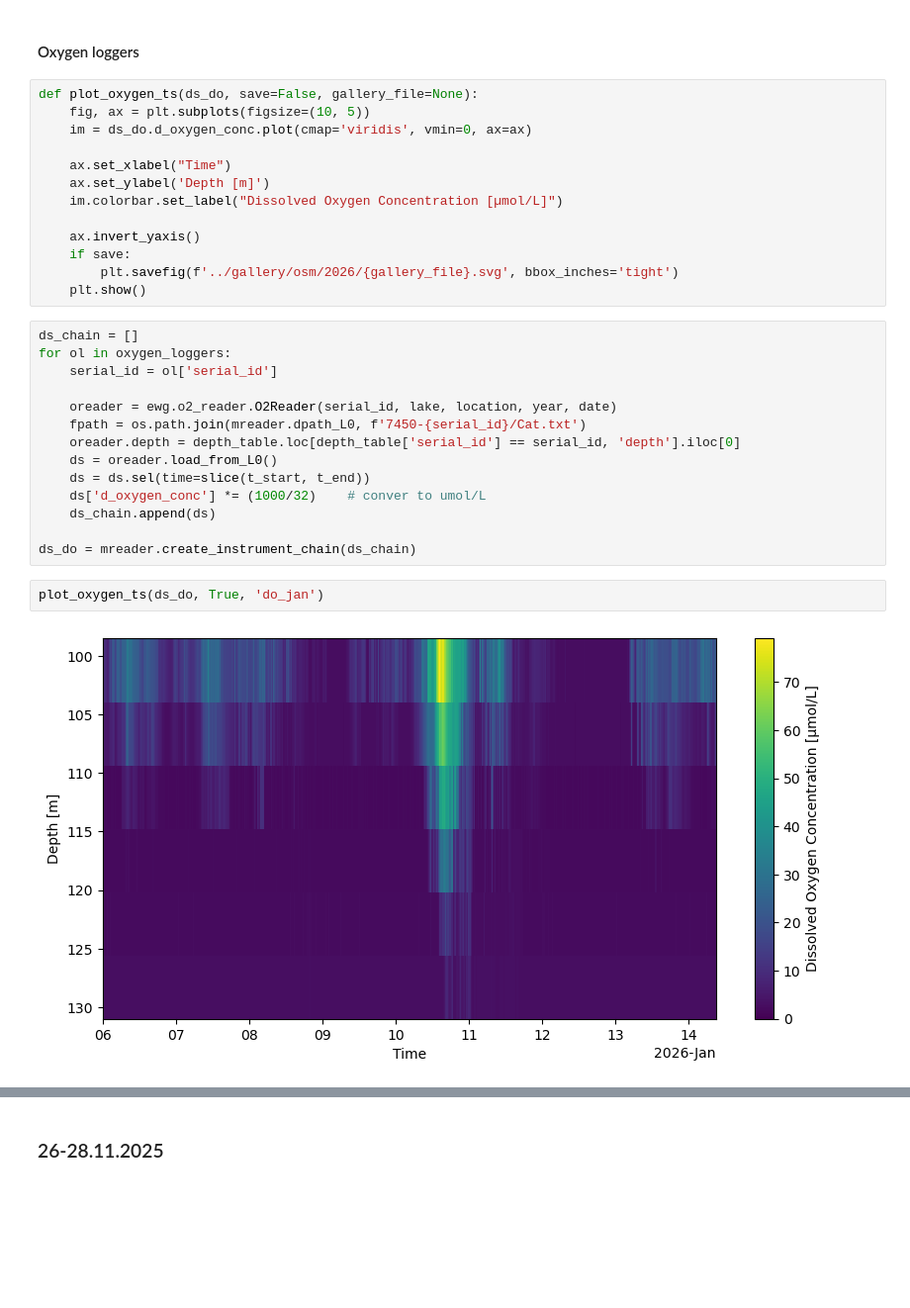
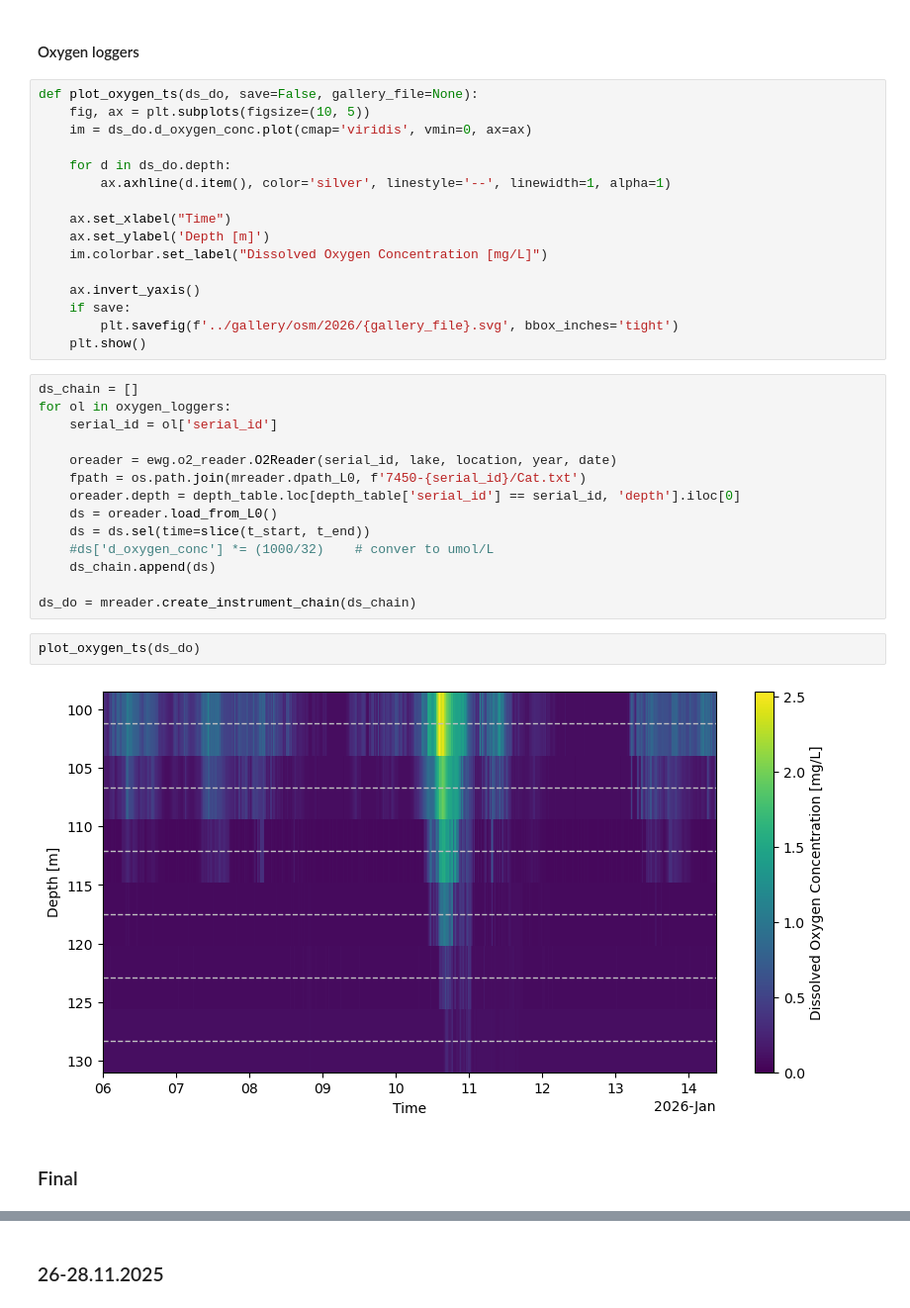
Before and after one commit to hherrema/eawag, a Jupyter notebook: presentations/osm/osm_2026.ipynb, the cells around one changed output, grey strips where cells are left out. Shown at 99% size. Saved outputs shown, nothing was run; the diff lists cells and outputs as text; blank space fills up the shorter version.

```diff
--- a/presentations/osm/osm_2026.ipynb
+++ b/presentations/osm/osm_2026.ipynb
@@ -268,9 +271,12 @@ def plot_oxygen_ts(ds_do, save=False, gallery_file=None):
     fig, ax = plt.subplots(figsize=(10, 5))
     im = ds_do.d_oxygen_conc.plot(cmap='viridis', vmin=0, ax=ax)
 
+    for d in ds_do.depth:
+        ax.axhline(d.item(), color='silver', linestyle='--', linewidth=1, alpha=1)
+
     ax.set_xlabel("Time")
     ax.set_ylabel('Depth [m]')
-    im.colorbar.set_label("Dissolved Oxygen Concentration [µmol/L]")
+    im.colorbar.set_label("Dissolved Oxygen Concentration [mg/L]")
 
     ax.invert_yaxis()
     if save:
@@ -286,11 +292,13 @@ for ol in oxygen_loggers:
     oreader.depth = depth_table.loc[depth_table['serial_id'] == serial_id, 'depth'].iloc[0]
     ds = oreader.load_from_L0()
     ds = ds.sel(time=slice(t_start, t_end))
-    ds['d_oxygen_conc'] *= (1000/32)    # conver to umol/L
+    #ds['d_oxygen_conc'] *= (1000/32)    # conver to umol/L
     ds_chain.append(ds)
 
 ds_do = mreader.create_instrument_chain(ds_chain)
 # %%
-plot_oxygen_ts(ds_do, True, 'do_jan')
+plot_oxygen_ts(ds_do)
 # %% [output]
-[figure, old version]
+[figure, new version]
+# %% [markdown]
+### Final
```
Also changed, not shown: parts of 10 cells of this notebook, 4 other files.
